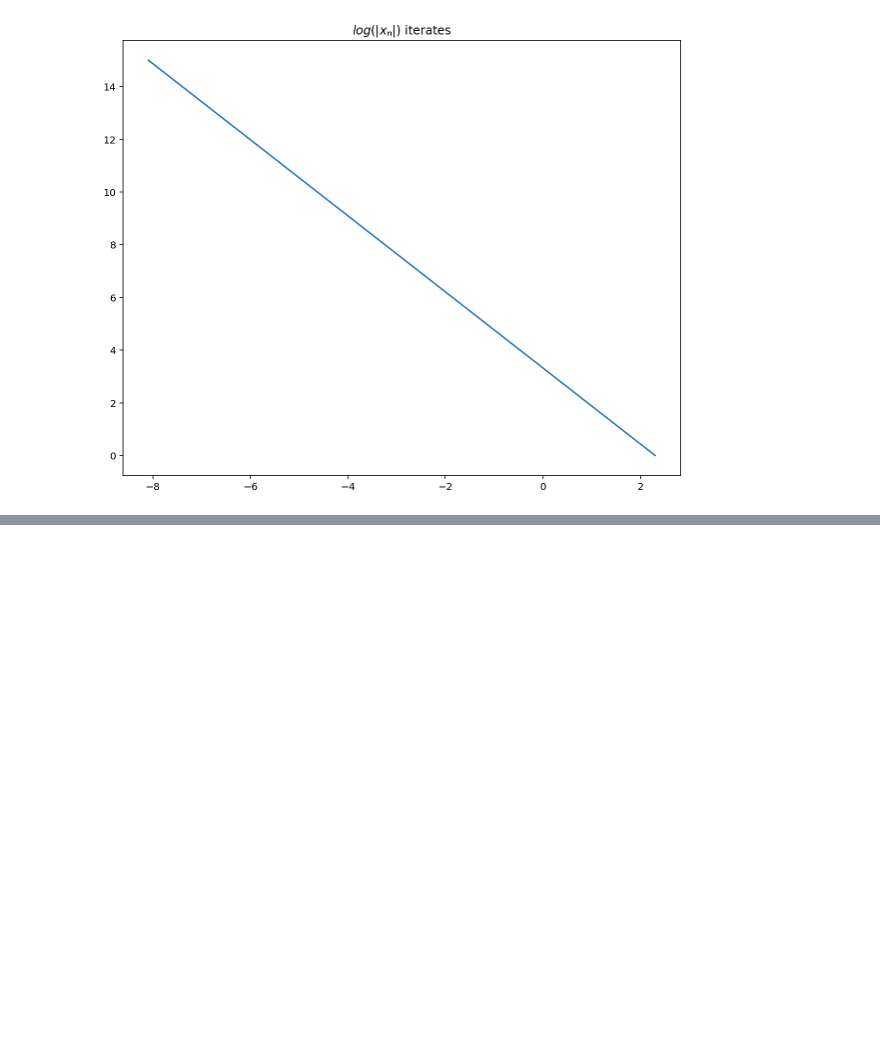
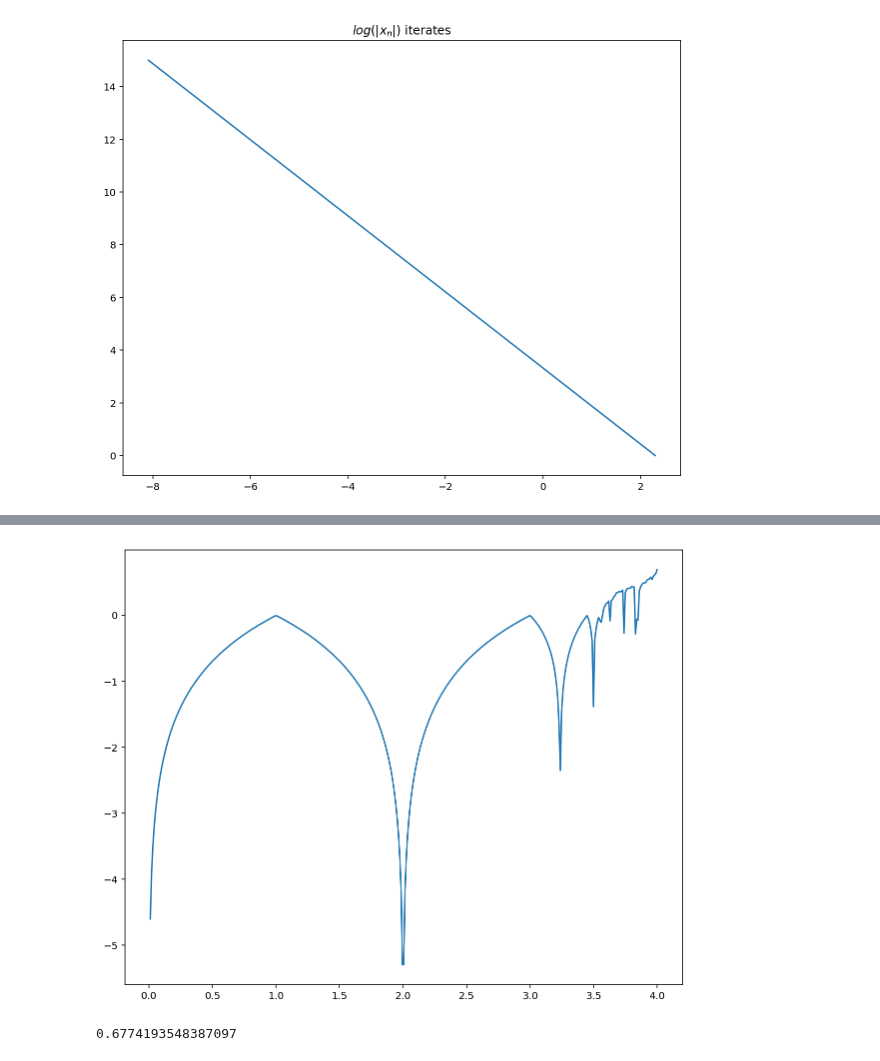
Before and after one commit to themichaelyang/dynsys, a Jupyter notebook: hw-5.ipynb, the cells around one changed output, grey strips where cells are left out. Drawn from its saved outputs; the diff is of its cells as text; code cells hidden in the pictures; blank space fills up the shorter version.

```diff
--- a/hw-5.ipynb
+++ b/hw-5.ipynb
@@ -49,0 +120,20 @@ print(lyapunov_exponent(f, f_deriv, 31/64))
+# %%
+def problem_7():
+    interval = np.linspace(0, 4, 400)
+    fig, ax = plt.subplots(figsize=(10, 8))
+
+    logistic_map = lambda a: lambda x: a * x * (1 - x)
+    logistic_map_deriv = lambda a: lambda x: a - (2 * a * x)
+
+    all_exponents = [lyapunov_exponent(logistic_map(a_i), logistic_map_deriv(a_i), 0.2, 10**4)
+                     for a_i in interval]
+    ax.plot(interval, all_exponents)
+    fig.show()
+
+problem_7()
+# %% [output]
+[figure, added]
+# %%
+(3.1 - 1) / 3.1
+# %% [output]
+0.6774193548387097
```
Also changed, not shown: parts of 9 cells of this notebook, 1 other file.
